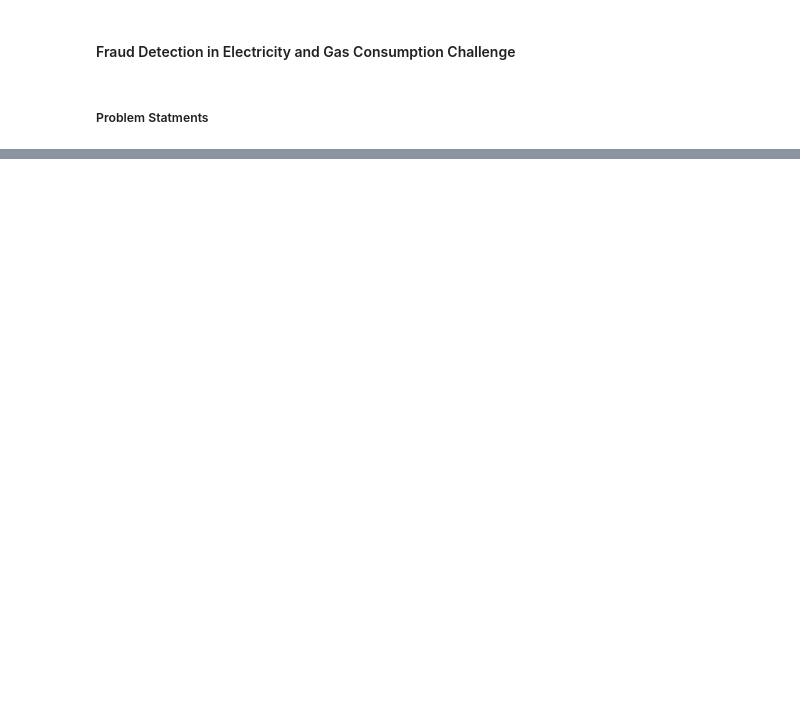
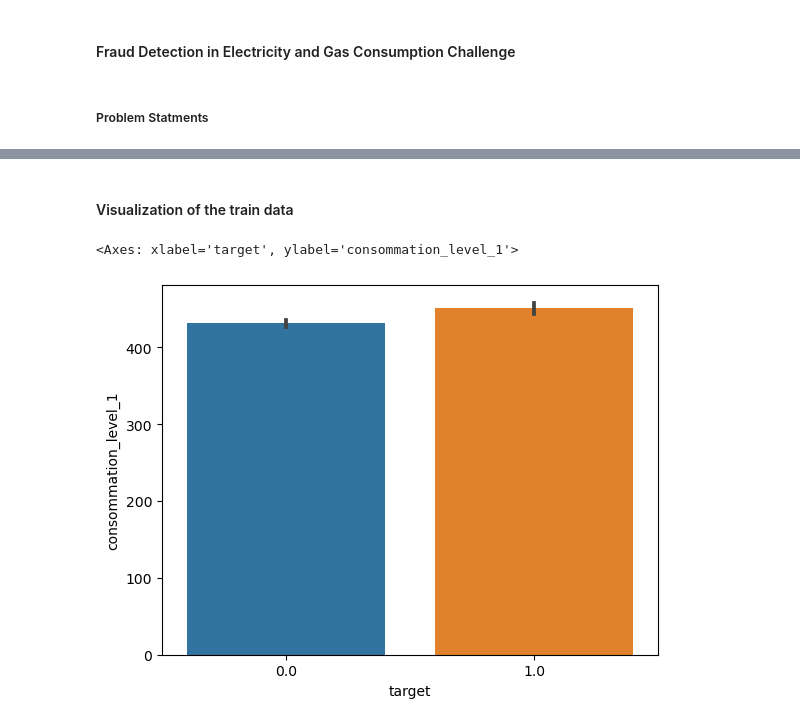
Before and after one commit to diamondtee/Fraud-Detection-in-Electricity-and-Gas-Consumption, a Jupyter notebook: Fraud Detection in Electricity and Gas Consumption Challenge.ipynb, the cells around one changed output, grey strips where cells are left out. Cells and saved outputs as stored; diff of their text form; code cells hidden in the pictures; blank space fills up the shorter version.

```diff
--- a/Fraud Detection in Electricity and Gas Consumption Challenge.ipynb
+++ b/Fraud Detection in Electricity and Gas Consumption Challenge.ipynb
@@ -35,0 +128,4 @@ df_client_train.head()
+# %%
+# Variable re-assignment
+# Assign ElEC to 0 and GAZ to 1
+df_invoice_train['counter_type'] = df_invoice_train['counter_type'].replace({'ELEC':0,'GAZ':1})
@@ -35,0 +142,3 @@ df_client_train.head()
+# %%
+# For Train Data, Client train will be merged with Invoice Train
+df_merged_client_train = df_client_train.merge(df_invoice_train, on='client_id' ,how='inner')
@@ -35,0 +162,3 @@ df_client_train.head()
+# %%
+# Rename disrict column to District
+df_merged_client_train.columns.values[0] = 'District'
@@ -35,0 +250,2 @@ df_client_train.head()
+# %%
+df_mean_client_train = df_merged_client_train.groupby(['client_id'], as_index=False).mean(numeric_only=True)
@@ -35,0 +370,7 @@ df_client_train.head()
+# %% [markdown]
+#### Visualization of the train data
+# %%
+sb.barplot(x= 'target', y='consommation_level_1', data= df_mean_client_train)
+# %% [output]
+<Axes: xlabel='target', ylabel='consommation_level_1'>
+[figure, added]
```
Also changed, not shown: parts of 86 cells of this notebook, 2 other files.
